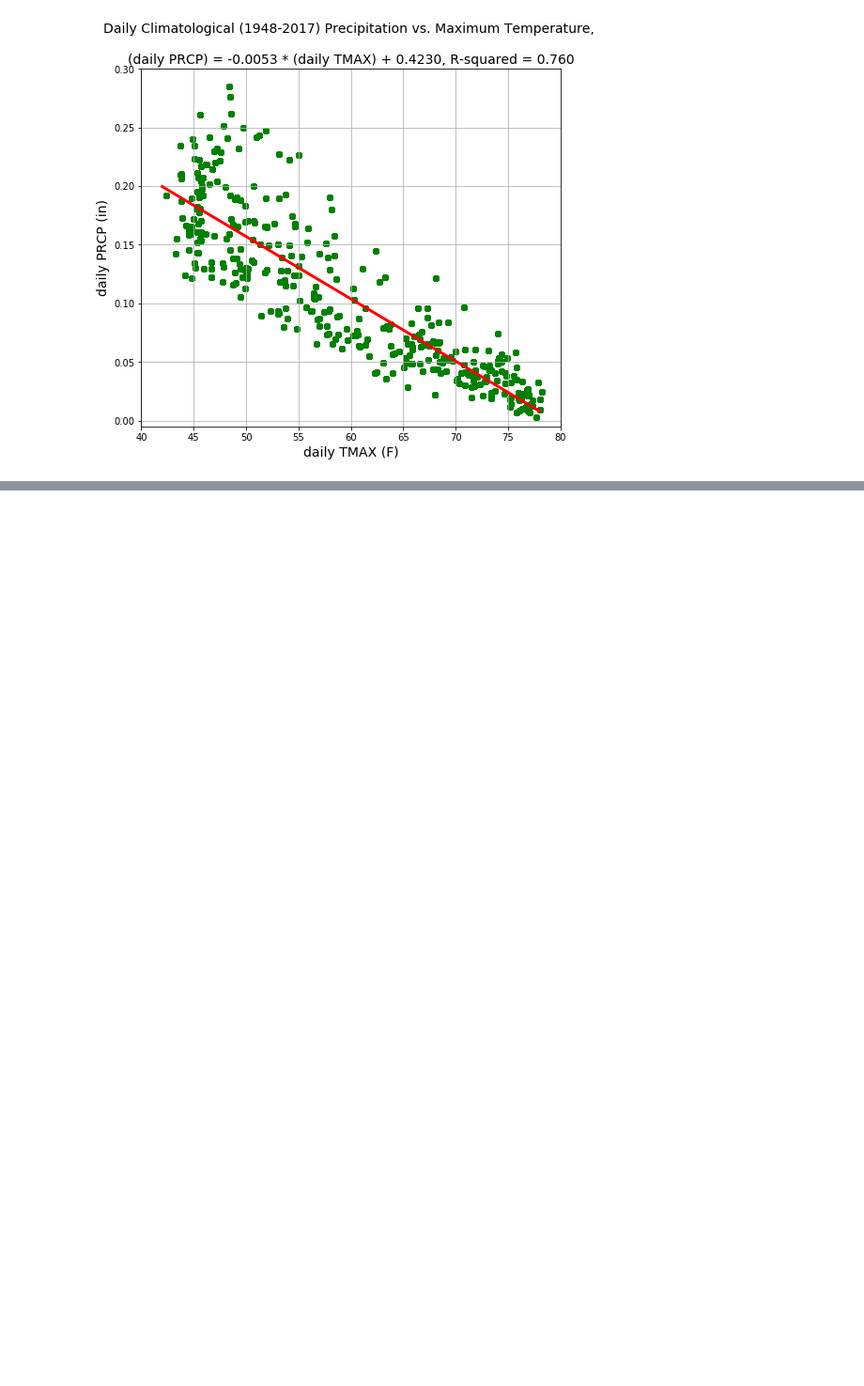
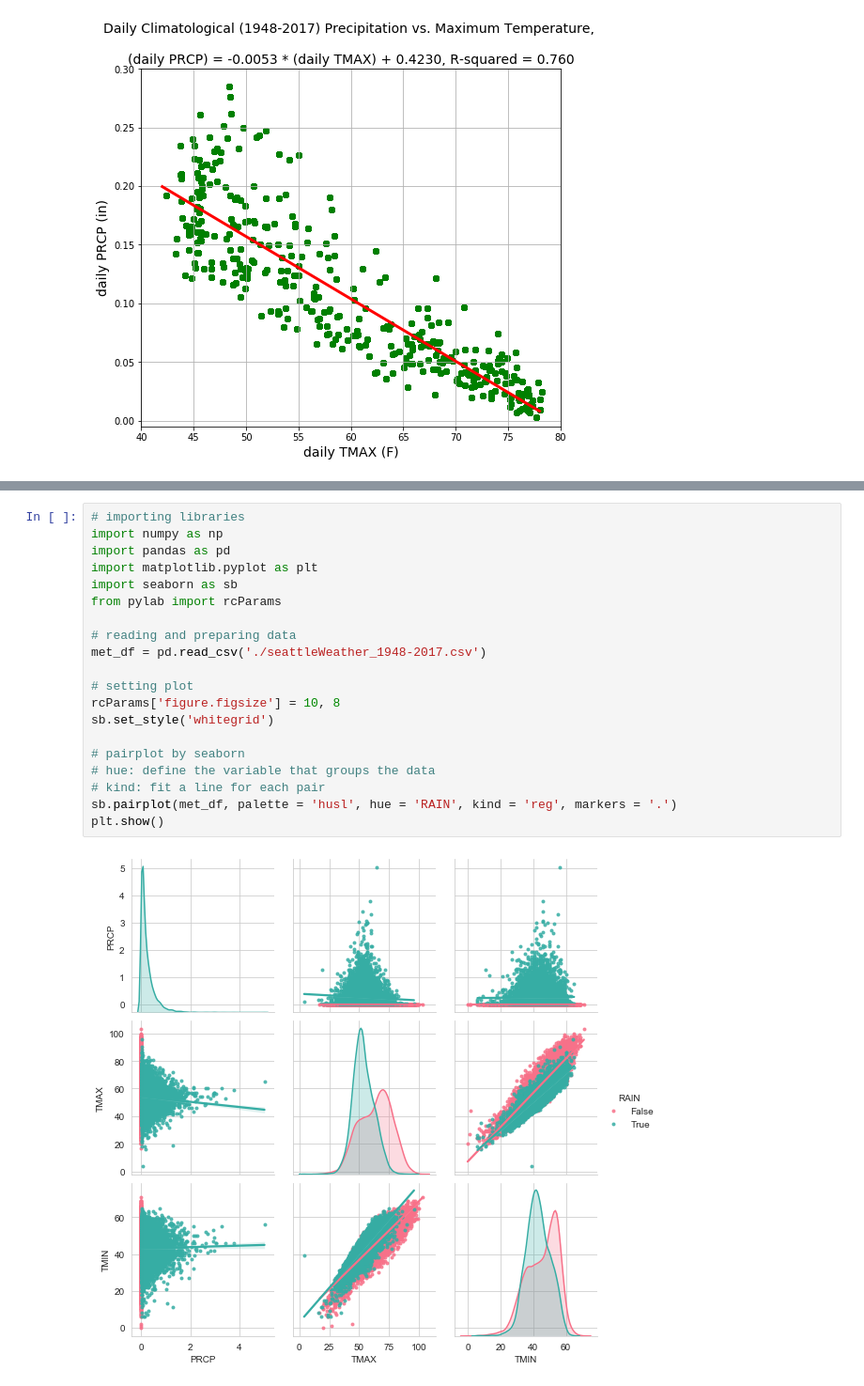
Before and after one commit to e-erfani/Visualization, a Jupyter notebook: Visualization.ipynb, the cells around one changed output, grey strips where cells are left out. Shown: that part at 94% size. Drawn from its saved outputs; the diff is of its cells as text; blank space fills up the shorter version.

```diff
--- a/Visualization.ipynb
+++ b/Visualization.ipynb
@@ -140,0 +218,22 @@ plt.show()
+# %%
+# importing libraries
+import numpy as np
+import pandas as pd
+import matplotlib.pyplot as plt
+import seaborn as sb
+from pylab import rcParams
+
+# reading and preparing data
+met_df = pd.read_csv('./seattleWeather_1948-2017.csv')
+
+# setting plot
+rcParams['figure.figsize'] = 10, 8
+sb.set_style('whitegrid')
+
+# pairplot by seaborn
+# hue: define the variable that groups the data
+# kind: fit a line for each pair
+sb.pairplot(met_df, palette = 'husl', hue = 'RAIN', kind = 'reg', markers = '.')
+plt.show()
+# %% [output]
+[figure, added]
```
Also changed, not shown: parts of 10 cells of this notebook.
